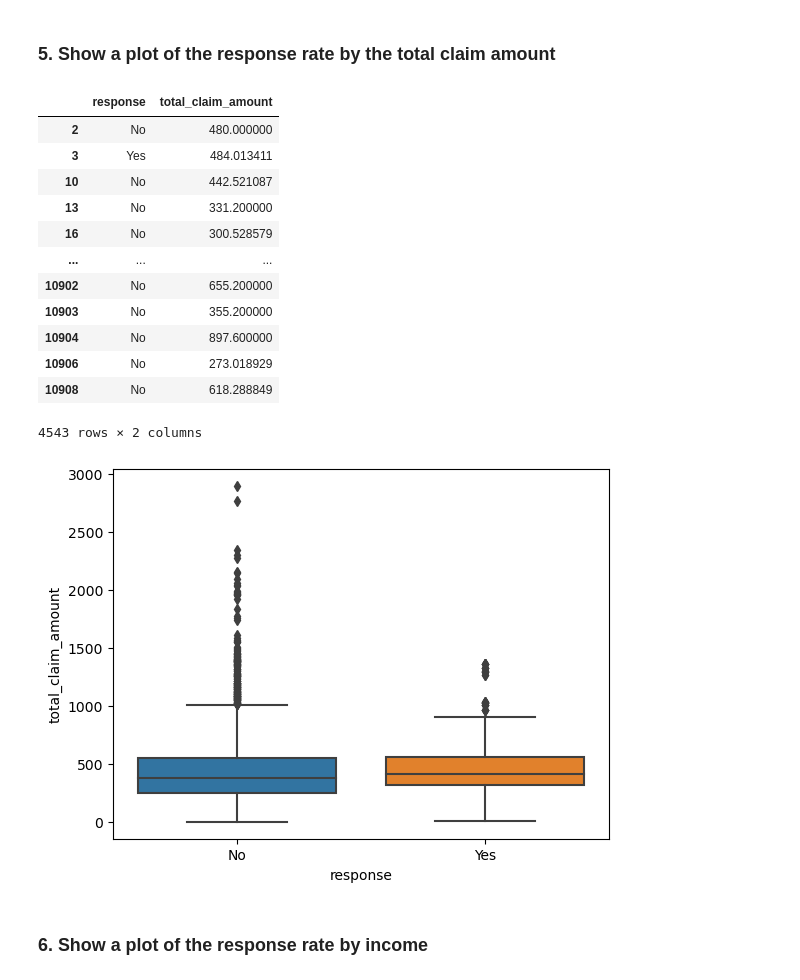
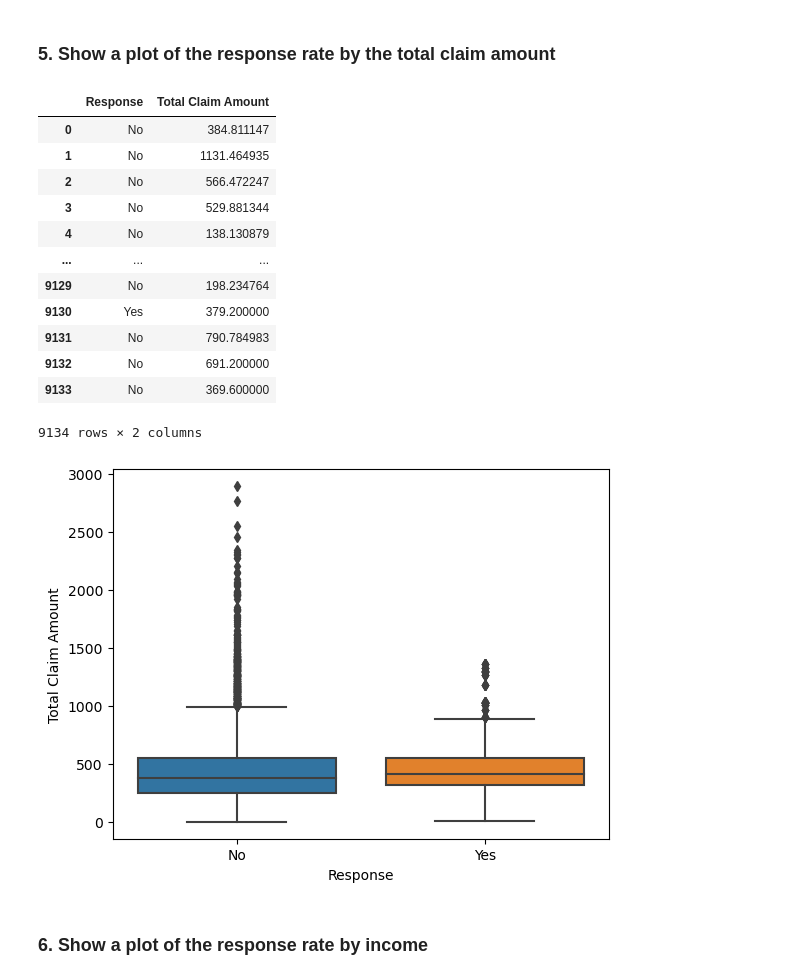
Before and after one commit to KirstyGos/lab-customer-analysis-round-3, a Jupyter notebook: Lab _ Customer Analysis Round 3.ipynb, the cells around one changed output. Cells and saved outputs as stored; diff of their text form; code cells hidden in the pictures.

```diff
--- a/Lab _ Customer Analysis Round 3.ipynb
+++ b/Lab _ Customer Analysis Round 3.ipynb
@@ -171,27 +171,27 @@ plt.show()
 # %% [markdown]
 ### 5. Show a plot of the response rate by the total claim amount
 # %%
-total_claim_amount = df[["response", "total_claim_amount"]]
+total_claim_amount = df[["Response", "Total Claim Amount"]]
 total_claim_amount
 # %% [output]
-|  | response | total_claim_amount |
-| 2 | No | 480.000000 |
-| 3 | Yes | 484.013411 |
-| 10 | No | 442.521087 |
-| 13 | No | 331.200000 |
-| 16 | No | 300.528579 |
+|  | Response | Total Claim Amount |
+| 0 | No | 384.811147 |
+| 1 | No | 1131.464935 |
+| 2 | No | 566.472247 |
+| 3 | No | 529.881344 |
+| 4 | No | 138.130879 |
 | ... | ... | ... |
-| 10902 | No | 655.200000 |
-| 10903 | No | 355.200000 |
-| 10904 | No | 897.600000 |
-| 10906 | No | 273.018929 |
-| 10908 | No | 618.288849 |
+| 9129 | No | 198.234764 |
+| 9130 | Yes | 379.200000 |
+| 9131 | No | 790.784983 |
+| 9132 | No | 691.200000 |
+| 9133 | No | 369.600000 |
-4543 rows × 2 columns
+9134 rows × 2 columns
 # %%
-sns.boxplot(x = "response", y = "total_claim_amount", data = df)
+sns.boxplot(x = "Response", y = "Total Claim Amount", data = df)
 plt.show()
 # %% [output]
-[figure, old version]
+[figure, new version]
 # %% [markdown]
 ### 6. Show a plot of the response rate by income
 # %%
```
Also changed, not shown: parts of 11 cells of this notebook.
